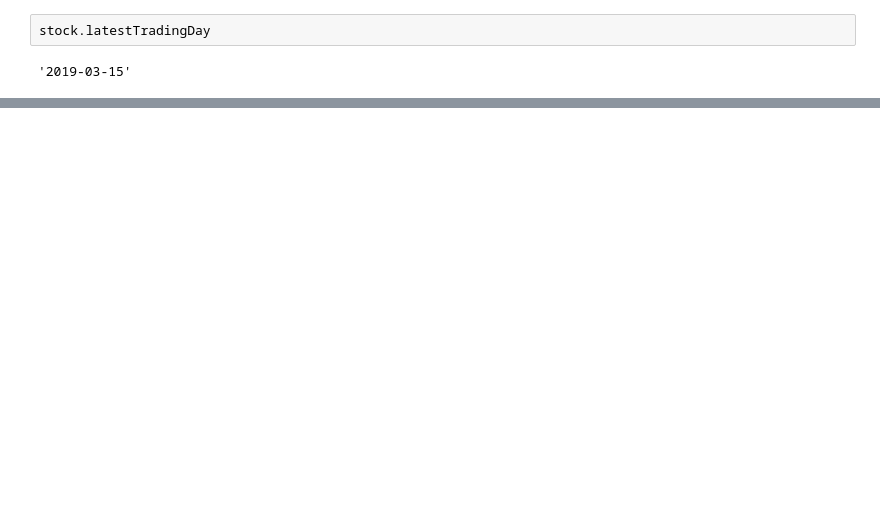
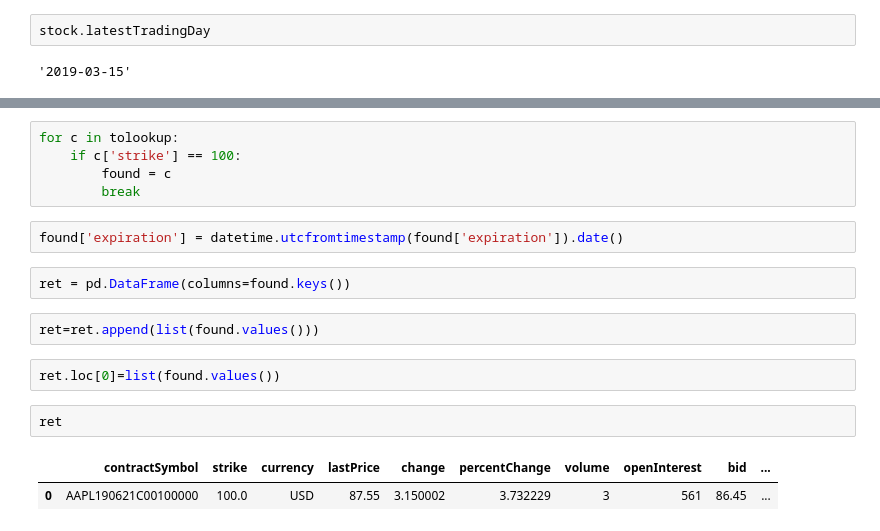
Before and after one commit to liveoncecao/quant_experiment, a Jupyter notebook: quant_experiment/quantexperiment.ipynb, the cells around one changed output, grey strips where cells are left out. Drawn from its saved outputs; the diff is of its cells as text; blank space fills up the shorter version.

```diff
--- a/quant_experiment/quantexperiment.ipynb
+++ b/quant_experiment/quantexperiment.ipynb
@@ -357,0 +527,18 @@ stock.latestTradingDay
+# %%
+for c in tolookup:
+    if c['strike'] == 100:
+        found = c
+        break
+# %%
+found['expiration'] = datetime.utcfromtimestamp(found['expiration']).date()
+# %%
+ret = pd.DataFrame(columns=found.keys())
+# %%
+ret=ret.append(list(found.values()))
+# %%
+ret.loc[0]=list(found.values())
+# %%
+ret
+# %% [output]
+|  | contractSymbol | strike | currency | lastPrice | change | percentChange | volume | openInterest | bid | ... |
+| 0 | AAPL190621C00100000 | 100.0 | USD | 87.55 | 3.150002 | 3.732229 | 3 | 561 | 86.45 | ... |
```
Also changed, not shown: parts of 28 cells of this notebook, 3 other files.
